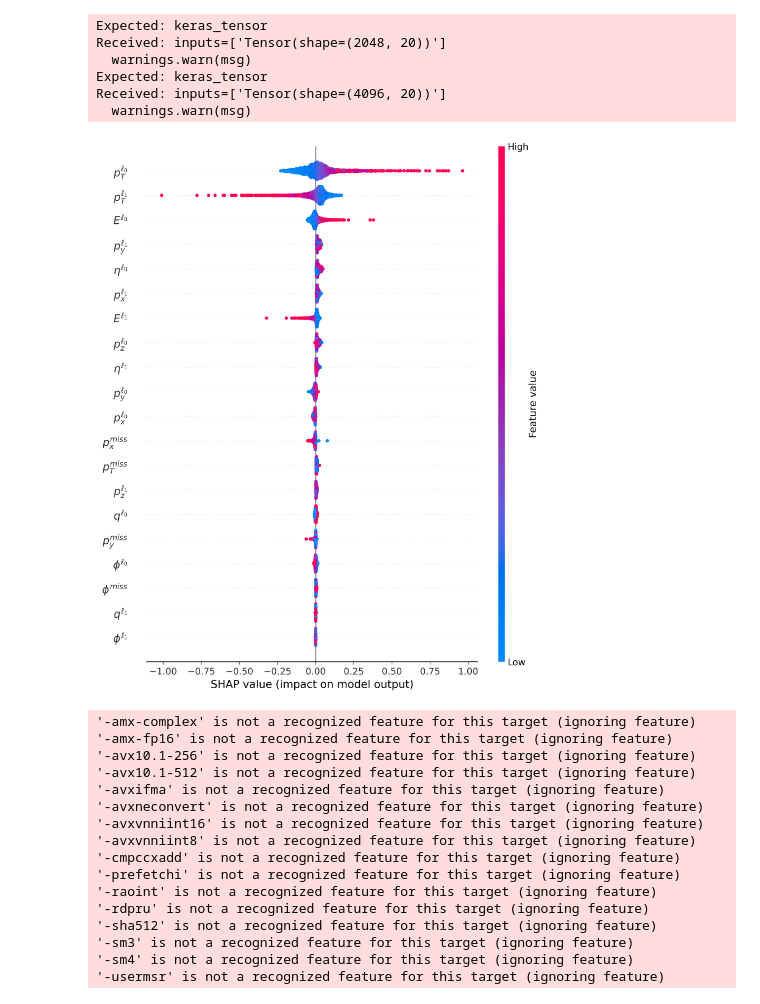
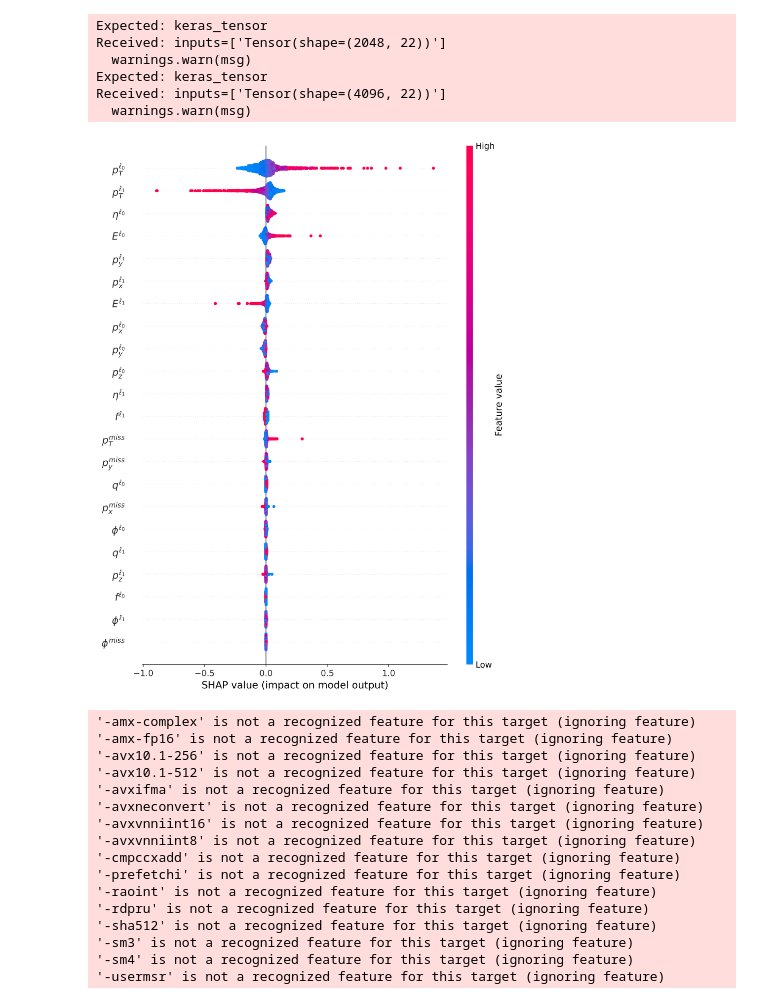
Before and after one commit to yygarypeng/QE-mls, a Jupyter notebook: 13th_trial/cls_main/ww_classifier.ipynb, the cells around one changed output. Cells and saved outputs as stored; diff of their text form; code cells hidden in the pictures.

Commit message:
Fix flavor/charge data bugs and retrain the classifier.

```diff
--- a/13th_trial/cls_main/ww_classifier.ipynb
+++ b/13th_trial/cls_main/ww_classifier.ipynb
@@ -155,6 +155,7 @@ lead_lep_pt = pd.DataFrame(lead_lep.pt[PRE_CUT])
 lead_lep_eta = pd.DataFrame(lead_lep.eta[PRE_CUT])
 lead_lep_phi = pd.DataFrame(lead_lep.phi[PRE_CUT])
 lead_lep_charge = pd.DataFrame(lead_lep.q[PRE_CUT])
+lead_lep_flavor = pd.DataFrame(lead_lep.f[PRE_CUT])
 
 sublead_lep_px = pd.DataFrame(sublead_lep.px[PRE_CUT])
 sublead_lep_py = pd.DataFrame(sublead_lep.py[PRE_CUT])
@@ -168,6 +169,7 @@ sublead_lep_pt = pd.DataFrame(sublead_lep.pt[PRE_CUT])
 sublead_lep_eta = pd.DataFrame(sublead_lep.eta[PRE_CUT])
 sublead_lep_phi = pd.DataFrame(sublead_lep.phi[PRE_CUT])
 sublead_lep_charge = pd.DataFrame(sublead_lep.q[PRE_CUT])
+sublead_lep_flavor = pd.DataFrame(sublead_lep.f[PRE_CUT])
 
 met_px = pd.DataFrame(met.px[PRE_CUT])
 met_py = pd.DataFrame(met.py[PRE_CUT])
@@ -280,6 +282,7 @@ obs_kin = np.column_stack(
         lead_lep_eta,
         lead_lep_phi,
         lead_lep_charge,
+        lead_lep_flavor,
         sublead_lep_px,
         sublead_lep_py,
         sublead_lep_pz,
@@ -288,6 +291,7 @@ obs_kin = np.column_stack(
         sublead_lep_eta,
         sublead_lep_phi,
         sublead_lep_charge,
+        sublead_lep_flavor,
         met_px,
         met_py,
         met_pt,
@@ -300,7 +304,7 @@ print("int_kin shape:", obs_kin.shape)
 # print(print(obs_kin.describe()))
 # obs_kin = obs_kin.to_numpy() # convert to numpy array
 
-ROBUST_OBS = RobustScaler()
-obs_kin = ROBUST_OBS.fit_transform(obs_kin)
-# print(type(obs_kin))
+STDSCALAR = StandardScaler()
+obs_kin = STDSCALAR.fit_transform(obs_kin)
+print(type(obs_kin))
 # %% [output]
@@ -636,12 +641,12 @@ print("Accuracy:", np.mean(np.round(sig_pred) == sig_truth))
 
 # Set global font sizes
 plt.rcParams.update({
-    'font.size': 18,
-    'axes.titlesize': 18,
-    'axes.labelsize': 18,
-    'xtick.labelsize': 16,
-    'ytick.labelsize': 16,
-    'legend.fontsize': 16,
+    'font.size': 22,
+    'axes.titlesize': 22,
+    'axes.labelsize': 22,
+    'xtick.labelsize': 20,
+    'ytick.labelsize': 20,
+    'legend.fontsize': 20,
 })
 
 fig = plt.figure(figsize=(10,10), dpi=300)
@@ -694,6 +699,7 @@ feature_names = [
     r"$\eta^{\ell_0}$",
     r"$\phi^{\ell_0}$",
     r"$q^{\ell_0}$",
+    r"$f^{\ell_0}$",
     r"$p^{\ell_1}_{x}$",
     r"$p^{\ell_1}_{y}$",
     r"$p^{\ell_1}_{z}$",
@@ -701,36 +707,38 @@ feature_names = [
     r"$p^{\ell_1}_{T}$",
     r"$\eta^{\ell_1}$",
     r"$\phi^{\ell_1}$",
     r"$q^{\ell_1}$",
+    r"$f^{\ell_1}$",
     r"$p^{miss}_{x}$",
     r"$p^{miss}_{y}$",
     r"$p^{miss}_{T}$",
     r"$\phi^{miss}$"
 ]
 
 # Use DeepExplainer for SHAP values
 explainer = shap.DeepExplainer(model, obs_kin[1_024:3_072])
 shap_values = explainer.shap_values(obs_kin[1_024:3_072], check_additivity=False)
 
 fig = plt.figure(figsize=(7, 6), dpi=500)
 for i in range(shap_values.shape[-1]):
     shap.summary_plot(
         shap_values[:, :, i],
         obs_kin[1_024:3_072],
         feature_names=feature_names,
         plot_type="dot",
+        max_display=50,
         show=False,
     )
 # plt.title(f"SHAP summary for on-off shell classifications")
 plt.show()
 # %% [output]
 Expected: keras_tensor
-Received: inputs=['Tensor(shape=(2048, 20))']
+Received: inputs=['Tensor(shape=(2048, 22))']
   warnings.warn(msg)
 Expected: keras_tensor
-Received: inputs=['Tensor(shape=(4096, 20))']
+Received: inputs=['Tensor(shape=(4096, 22))']
   warnings.warn(msg)
-[figure, old version]
+[figure, new version]
 '-amx-complex' is not a recognized feature for this target (ignoring feature)
 '-amx-fp16' is not a recognized feature for this target (ignoring feature)
 '-avx10.1-256' is not a recognized feature for this target (ignoring feature)
```
Also changed, not shown: parts of 13 cells of this notebook, 2 other files.
